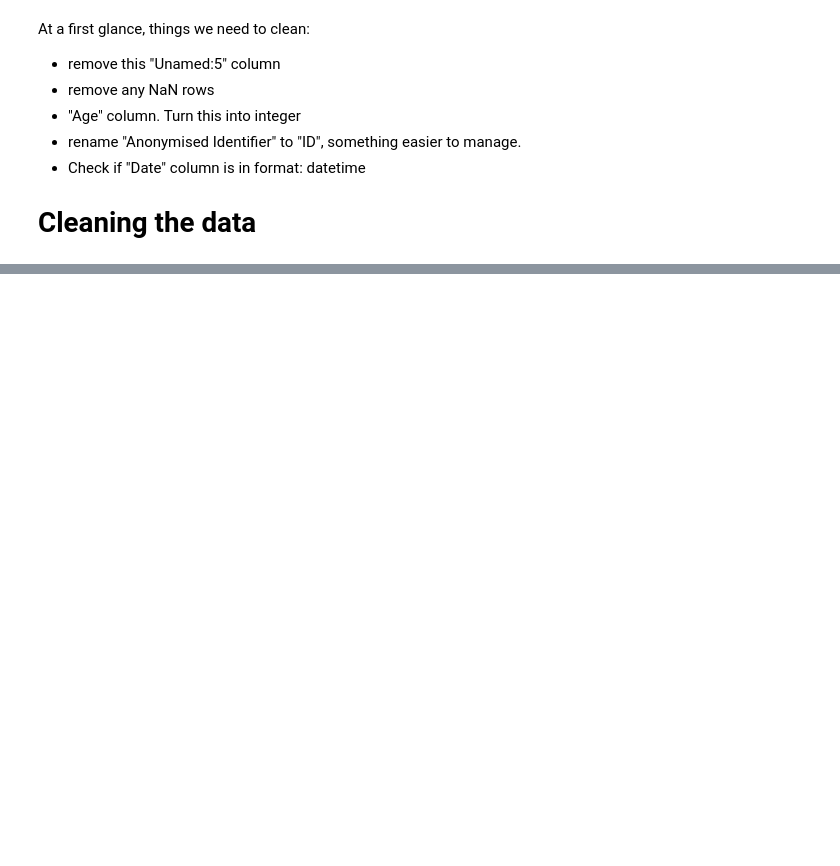
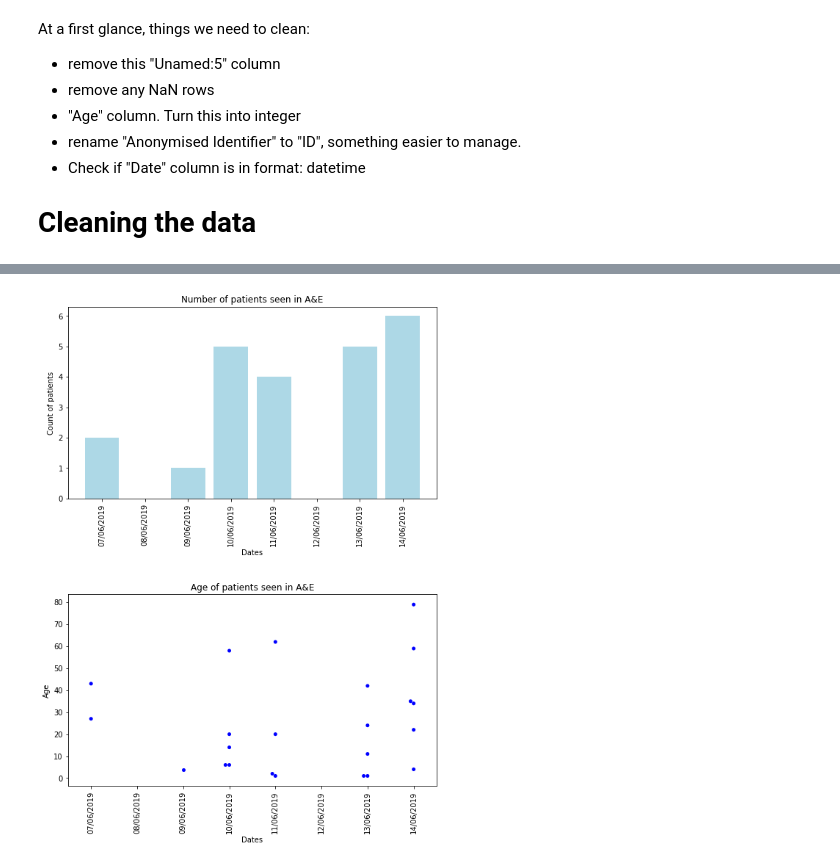
Before and after one commit to TheShak64/Emis-Accident-and-emergency-analysis, a Jupyter notebook: AnE.ipynb, the cells around one changed output, grey strips where cells are left out. Drawn from its saved outputs; the diff is of its cells as text; code cells hidden in the pictures; blank space fills up the shorter version.

```diff
--- a/AnE.ipynb
+++ b/AnE.ipynb
@@ -81,3 +111,13 @@ Next we will have a list of incremental dates and loop through them. for each da
     - grab count
     - grab list of ages
 Then we can use this new df to visualise the data.
+# %%
+#date range:
+mindate = df["Date"].min()
+maxdate = df["Date"].max()
+
+print(f"Date ranges from {mindate}  to  {maxdate}  ")
+print("Specify your own date range. Otherwise the plots will include all the dates in the data")
+##uncomment below as needed and fill year month day:
+mindate = datetime(int(2019),int(6),int(7)) # year  month  day
+maxdate = datetime(int(2019),int(6),int(14)) # year  month  day
@@ -83,0 +215,41 @@ Then we can use this new df to visualise the data.
+# %%
+#Prepare the data for bar plot
+data = dfmain["Dates"].tolist()
+datedata = [date.to_pydatetime().date() for date in data]
+fig = plt.figure(figsize=(9,12))
+
+#adjust subplot spacing
+fig.subplots_adjust(hspace=0.5)
+
+
+#bar plot
+ax1 = fig.add_subplot(2,1,1)
+ax1.set_xticklabels(datedata, rotation=90)
+ax1.set_title("Number of patients seen in A&E")
+ax1.set_xlabel("Dates")
+ax1.set_ylabel("Count of patients")
+ax1.xaxis.set_major_formatter(mdates.DateFormatter('%d/%m/%Y'))
+ax1.xaxis.set_major_locator(mdates.DayLocator())
+ax1.bar(datedata,dfmain["count"],color="lightblue")
+
+
+
+#Prepare the data for swarm plot
+data = swarmdf["Date"].tolist()
+datedata = [date.strftime("%d/%m/%Y") for date in data]
+y_ages = swarmdf["Age"].tolist()
+nullcount = swarmdf["nullcount"].tolist()
+
+#swarm plot
+ax2 = fig.add_subplot(2,1,2)
+ax2.set_title("Age of patients seen in A&E")
+ax2.set_xlabel("Dates")
+ax2.set_ylabel("Age")
+ax2.set_xticklabels(datedata, rotation=90)
+
+sns.swarmplot(x=datedata,y=y_ages,ax=ax2,hue=nullcount, palette=dict(n="b", y="w"))
+ax2.legend_.remove()
+
+fig.savefig(f'ane-{mindate.date()}_to_{maxdate.date()}.png')
+# %% [output]
+[figure, added]
```
Also changed, not shown: parts of 7 cells of this notebook.
